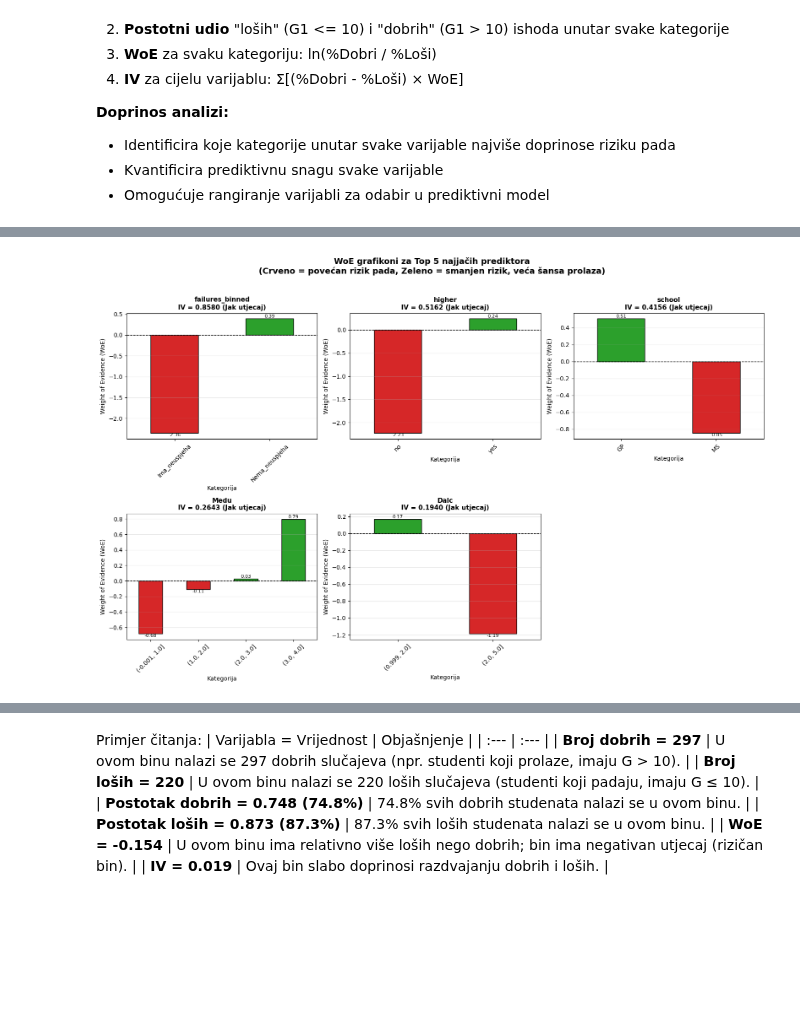
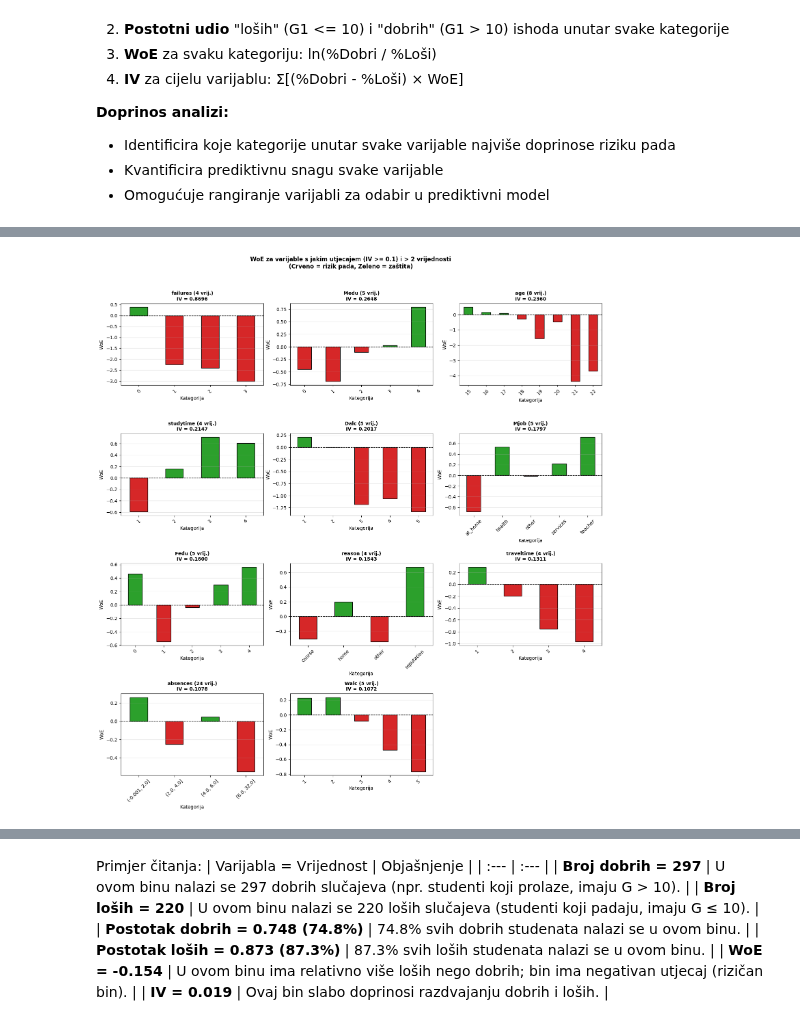
Before and after one commit to MDBossss/nosql, a Jupyter notebook: drugi/z3.ipynb, the cells around one changed output, grey strips where cells are left out. Cells and saved outputs as stored; diff of their text form; code cells hidden in the pictures; blank space fills up the shorter version.

```diff
--- a/drugi/z3.ipynb
+++ b/drugi/z3.ipynb
@@ -261,48 +286,73 @@ Varijable s IV > 0.1 smatraju se značajnima (jak utjecaj) za predikciju pada.
 # %%
-# Izdvajanje top 5 varijabli po IV
-top_n = 5
-top_features = iv_df.head(top_n)
+# Izdvajanje varijabli s jakim utjecajem (IV >= 0.1) i više od 2 vrijednosti
+# Binarne varijable isključujemo jer ih nema smisla grupirati
 
-print(f"TOP {top_n} NAJJAČIH VARIJABLI PO PREDIKTIVNOJ SNAZI (IV)")
+import math
+
+# Kreiraj listu varijabli s brojem jedinstvenih vrijednosti
+var_unique_counts = {}
+for feature in all_features:
+    var_unique_counts[feature] = df[feature].nunique()
+
+# Filtriraj: IV >= 0.1 (jak utjecaj) I više od 2 jedinstvene vrijednosti
+strong_features = iv_df[
+    (iv_df['IV'] >= 0.1) &
+    (iv_df['Varijabla'].apply(lambda x: var_unique_counts.get(x, 0) > 2))
+].copy()
+
+# Dodaj stupac s brojem vrijednosti
+strong_features['Broj_vrijednosti'] = strong_features['Varijabla'].apply(lambda x: var_unique_counts.get(x, 0))
+
+print("VARIJABLE S JAKIM UTJECAJEM (IV >= 0.1) I VIŠE OD 2 VRIJEDNOSTI")
 print("="*80)
-display(top_features)
+print("\nIsključene binarne varijable (2 vrijednosti) jer ih nema smisla grupirati.")
+print(f"\nBroj varijabli za detaljnu analizu: {len(strong_features)}\n")
+display(strong_features)
 
-# Kreiranje grafikona WoE za top varijable
-fig, axes = plt.subplots(2, 3, figsize=(16, 10))
-axes = axes.flatten()
+# Koristi strong_features za daljnju analizu
+top_features = strong_features
 
-for idx, row in top_features.iterrows():
-    feature = row['Varijabla']
-    iv_value = row['IV']
+# Kreiranje grafikona WoE - dinamički broj subplotova
+n_features = len(top_features)
+if n_features > 0:
+    n_cols = min(3, n_features)
+    n_rows = math.ceil(n_features / n_cols)
 
-    # Dohvati WoE tablicu
-    woe_df = woe_tables[feature]
+    fig, axes = plt.subplots(n_rows, n_cols, figsize=(5*n_cols, 4*n_rows))
 
-    # Crtanje stupčastog dijagrama
-    ax = axes[idx]
-    colors = ['#d62728' if x < 0 else '#2ca02c' for x in woe_df['WoE'].values]
-    woe_df['WoE'].plot(kind='bar', ax=ax, color=colors, edgecolor='black')
+    # Osiguraj da je axes lista
+    if n_features == 1:
+        axes = [axes]
+    else:
+        axes = axes.flatten() if hasattr(axes, 'flatten') else [axes]
 
-    ax.set_title(f'{feature}\nIV = {iv_value:.4f} ({row["Prediktivnost"]})',
-                 fontsize=11, fontweight='bold')
-    ax.set_xlabel('Kategorija')
-    ax.set_ylabel('Weight of Evidence (WoE)')
-    ax.axhline(y=0, color='black', linestyle='--', linewidth=1)
-    ax.grid(axis='y', alpha=0.3)
-    ax.tick_params(axis='x', rotation=45)
+    for i, (idx, row) in enumerate(top_features.iterrows()):
+        feature = row['Varijabla']
+        iv_value = row['IV']
+        n_vals = row['Broj_vrijednosti']
 
-    # Dodavanje vrijednosti iznad/ispod stupaca
-    for i, v in enumerate(woe_df['WoE'].values):
-        va = 'bottom' if v >= 0 else 'top'
-        ax.text(i, v, f'{v:.2f}', ha='center', va=va, fontsize=8)
+        woe_df = woe_tables[feature]
 
-# Sakrij prazan subplot
-axes[5].axis('off')
+        ax = axes[i]
+        colors = ['#d62728' if x < 0 else '#2ca02c' for x in woe_df['WoE'].values]
+        woe_df['WoE'].plot(kind='bar', ax=ax, color=colors, edgecolor='black')
 
-plt.suptitle('WoE grafikoni za Top 5 najjačih prediktora\n(Crveno = povećan rizik pada, Zeleno = smanjen rizik, veća šansa prolaza)',
-             fontsize=14, fontweight='bold', y=1.02)
-plt.tight_layout()
-plt.show()
+        ax.set_title(f'{feature} ({n_vals} vrij.)\nIV = {iv_value:.4f}',
+                     fontsize=10, fontweight='bold')
+        ax.set_xlabel('Kategorija')
+        ax.set_ylabel('WoE')
+        ax.axhline(y=0, color='black', linestyle='--', linewidth=1)
+        ax.grid(axis='y', alpha=0.3)
+        ax.tick_params(axis='x', rotation=45)
 
-print("\n Grafikon spremljen kao 'woe_top5_grafikoni.png'")
+    # Sakrij prazne subplotove
+    for j in range(n_features, len(axes)):
+        axes[j].axis('off')
+
+    plt.suptitle('WoE za varijable s jakim utjecajem (IV >= 0.1) i > 2 vrijednosti\n(Crveno = rizik pada, Zeleno = zaštita)',
+                 fontsize=12, fontweight='bold', y=1.02)
+    plt.tight_layout()
+    plt.show()
+else:
+    print("Nema varijabli koje zadovoljavaju kriterije.")
 # %% [output]
@@ -317 +377 @@ TOP 5 NAJJAČIH VARIJABLI PO PREDIKTIVNOJ SNAZI (IV)
-[figure, old version]
+[figure, new version]
```
Also changed, not shown: parts of 10 cells of this notebook, 1 other file.
